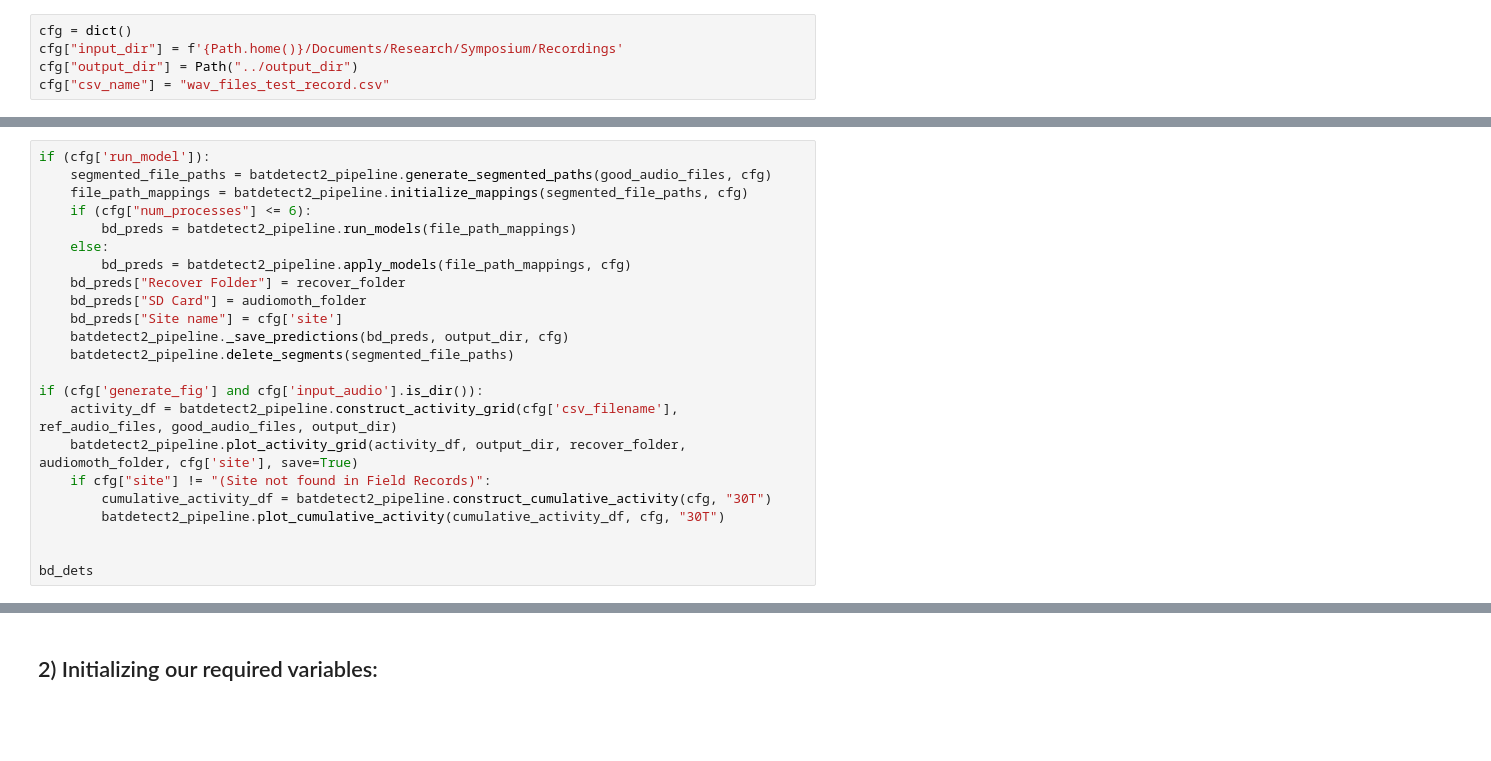
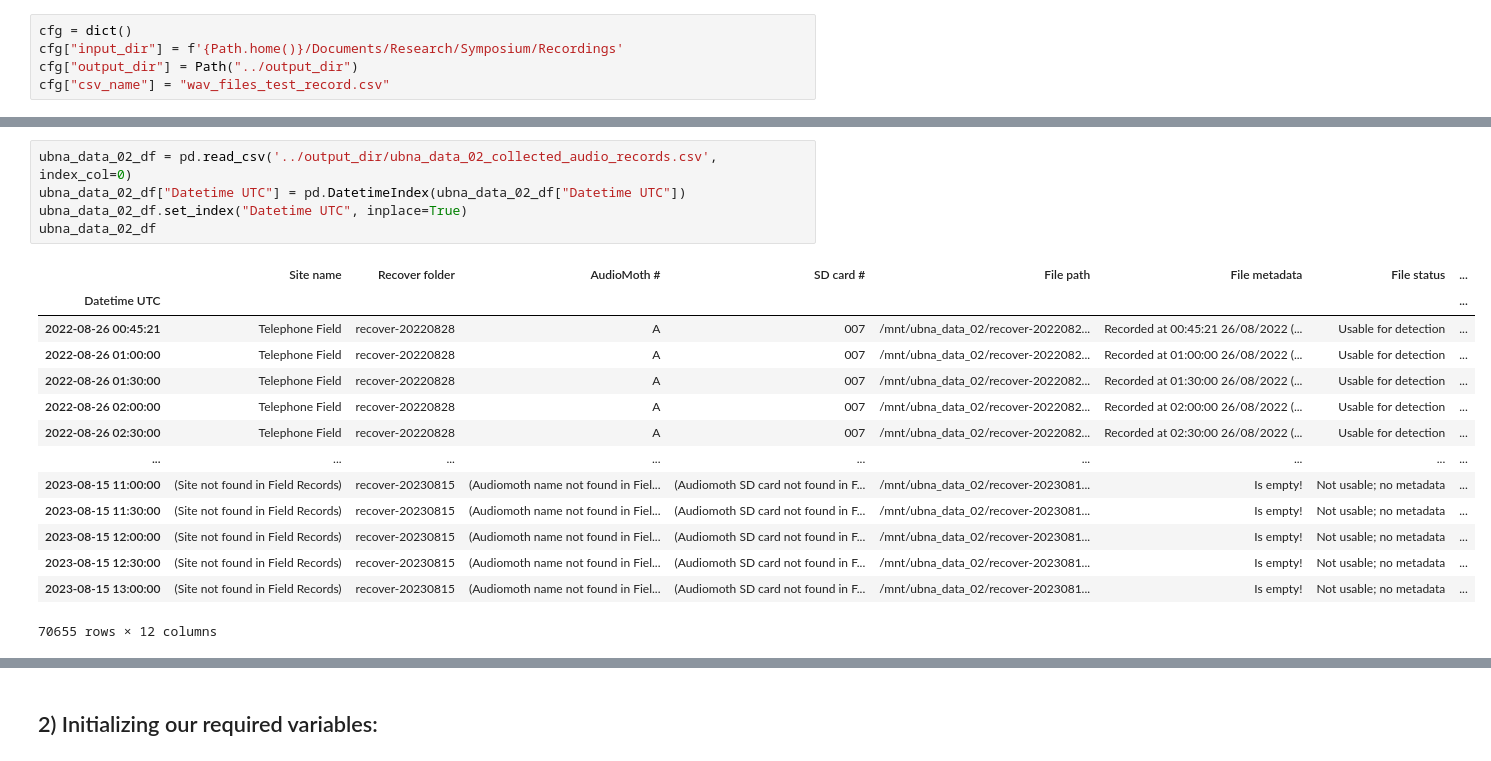
Before and after one commit to uw-echospace/bat-detector-msds, a Jupyter notebook: notebooks/test_batdetect2_pipeline.ipynb, the cells around one changed output, grey strips where cells are left out. Drawn from its saved outputs; the diff is of its cells as text; blank space fills up the shorter version.

```diff
--- a/notebooks/test_batdetect2_pipeline.ipynb
+++ b/notebooks/test_batdetect2_pipeline.ipynb
@@ -109,23 +76,20 @@ good_audio_files
-# %%
-if (cfg['run_model']):
-    segmented_file_paths = batdetect2_pipeline.generate_segmented_paths(good_audio_files, cfg)
-    file_path_mappings = batdetect2_pipeline.initialize_mappings(segmented_file_paths, cfg)
-    if (cfg["num_processes"] <= 6):
-        bd_preds = batdetect2_pipeline.run_models(file_path_mappings)
-    else:
-        bd_preds = batdetect2_pipeline.apply_models(file_path_mappings, cfg)
-    bd_preds["Recover Folder"] = recover_folder
-    bd_preds["SD Card"] = audiomoth_folder
-    bd_preds["Site name"] = cfg['site']
-    batdetect2_pipeline._save_predictions(bd_preds, output_dir, cfg)
-    batdetect2_pipeline.delete_segments(segmented_file_paths)
-
-if (cfg['generate_fig'] and cfg['input_audio'].is_dir()):
-    activity_df = batdetect2_pipeline.construct_activity_grid(cfg['csv_filename'], ref_audio_files, good_audio_files, output_dir)
-    batdetect2_pipeline.plot_activity_grid(activity_df, output_dir, recover_folder, audiomoth_folder, cfg['site'], save=True)
-    if cfg["site"] != "(Site not found in Field Records)":
-        cumulative_activity_df = batdetect2_pipeline.construct_cumulative_activity(cfg, "30T")
-        batdetect2_pipeline.plot_cumulative_activity(cumulative_activity_df, cfg, "30T")
-
-
-bd_dets
+# %%
+ubna_data_02_df = pd.read_csv('../output_dir/ubna_data_02_collected_audio_records.csv', index_col=0)
+ubna_data_02_df["Datetime UTC"] = pd.DatetimeIndex(ubna_data_02_df["Datetime UTC"])
+ubna_data_02_df.set_index("Datetime UTC", inplace=True)
+ubna_data_02_df
+# %% [output]
+|  | Site name | Recover folder | AudioMoth # | SD card # | File path | File metadata | File status | ... |
+| Datetime UTC |  |  |  |  |  |  |  | ... |
+| 2022-08-26 00:45:21 | Telephone Field | recover-20220828 | A | 007 | /mnt/ubna_data_02/recover-2022082... | Recorded at 00:45:21 26/08/2022 (... | Usable for detection | ... |
+| 2022-08-26 01:00:00 | Telephone Field | recover-20220828 | A | 007 | /mnt/ubna_data_02/recover-2022082... | Recorded at 01:00:00 26/08/2022 (... | Usable for detection | ... |
+| 2022-08-26 01:30:00 | Telephone Field | recover-20220828 | A | 007 | /mnt/ubna_data_02/recover-2022082... | Recorded at 01:30:00 26/08/2022 (... | Usable for detection | ... |
+| 2022-08-26 02:00:00 | Telephone Field | recover-20220828 | A | 007 | /mnt/ubna_data_02/recover-2022082... | Recorded at 02:00:00 26/08/2022 (... | Usable for detection | ... |
+| 2022-08-26 02:30:00 | Telephone Field | recover-20220828 | A | 007 | /mnt/ubna_data_02/recover-2022082... | Recorded at 02:30:00 26/08/2022 (... | Usable for detection | ... |
+| ... | ... | ... | ... | ... | ... | ... | ... | ... |
+| 2023-08-15 11:00:00 | (Site not found in Field Records) | recover-20230815 | (Audiomoth name not found in Fiel... | (Audiomoth SD card not found in F... | /mnt/ubna_data_02/recover-2023081... | Is empty! | Not usable; no metadata | ... |
+| 2023-08-15 11:30:00 | (Site not found in Field Records) | recover-20230815 | (Audiomoth name not found in Fiel... | (Audiomoth SD card not found in F... | /mnt/ubna_data_02/recover-2023081... | Is empty! | Not usable; no metadata | ... |
+| 2023-08-15 12:00:00 | (Site not found in Field Records) | recover-20230815 | (Audiomoth name not found in Fiel... | (Audiomoth SD card not found in F... | /mnt/ubna_data_02/recover-2023081... | Is empty! | Not usable; no metadata | ... |
+| 2023-08-15 12:30:00 | (Site not found in Field Records) | recover-20230815 | (Audiomoth name not found in Fiel... | (Audiomoth SD card not found in F... | /mnt/ubna_data_02/recover-2023081... | Is empty! | Not usable; no metadata | ... |
+| 2023-08-15 13:00:00 | (Site not found in Field Records) | recover-20230815 | (Audiomoth name not found in Fiel... | (Audiomoth SD card not found in F... | /mnt/ubna_data_02/recover-2023081... | Is empty! | Not usable; no metadata | ... |
+70655 rows × 12 columns
```
Also changed, not shown: parts of 5 cells of this notebook, 2 other files.
